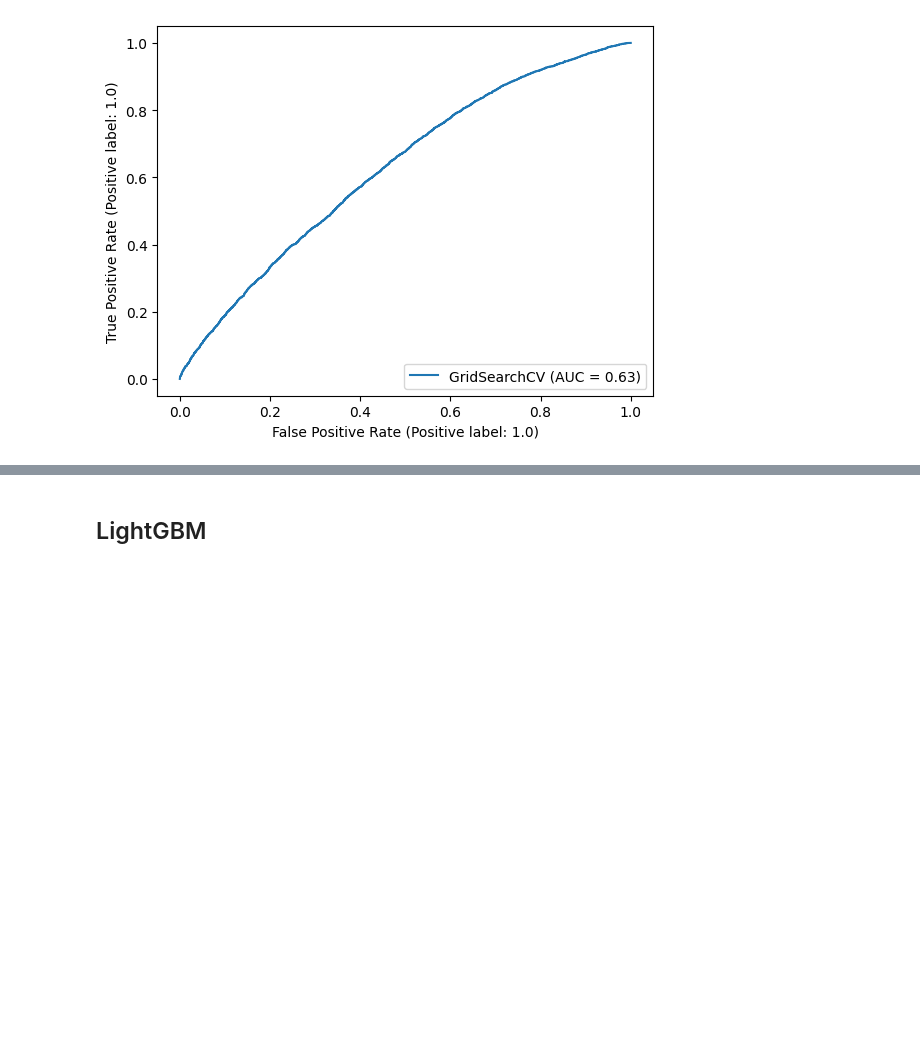
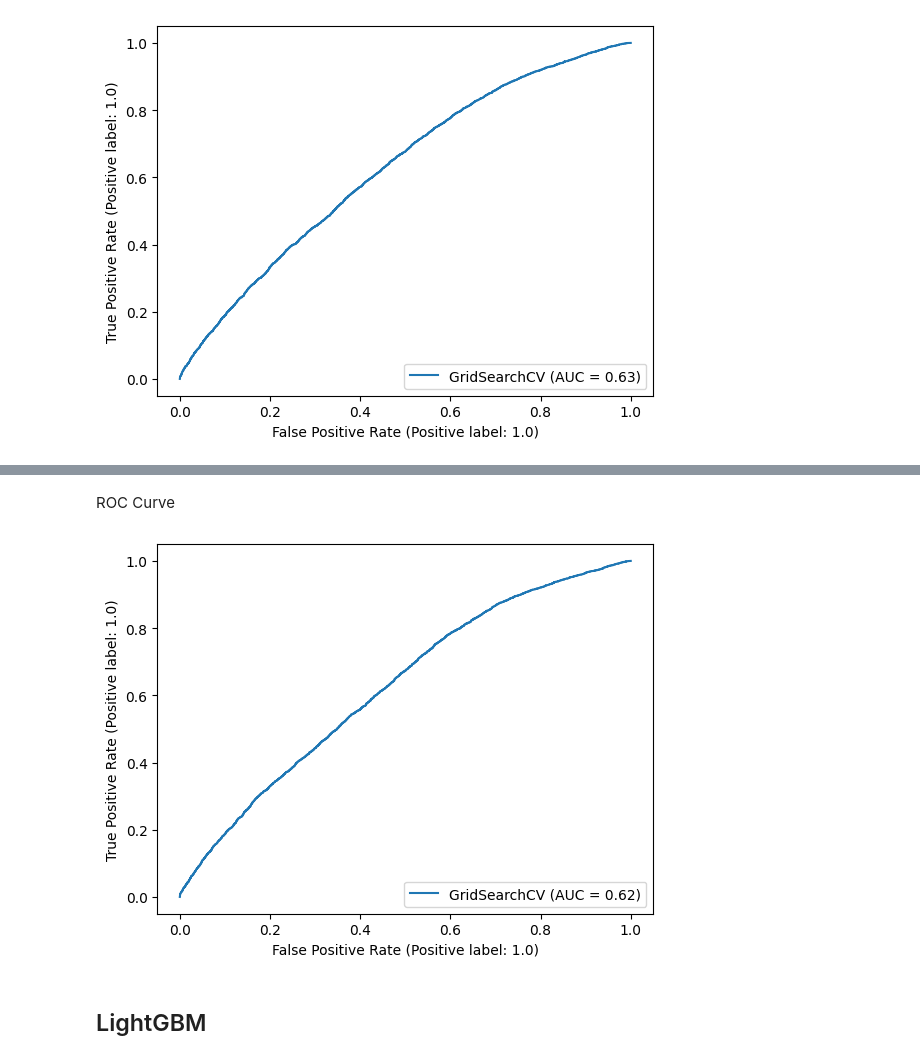
Before and after one commit to rejsafranko/Predicting-NBA-Shots, a Jupyter notebook: notebooks/model_performance_analysis.ipynb, the cells around one changed output, grey strips where cells are left out. Saved outputs shown, nothing was run; the diff lists cells and outputs as text; code cells hidden in the pictures; blank space fills up the shorter version.

```diff
--- a/notebooks/model_performance_analysis.ipynb
+++ b/notebooks/model_performance_analysis.ipynb
@@ -387,3 +426,9 @@ RocCurveDisplay.from_estimator(model, test_data["features"], test_data["labels"]
+# %% [markdown]
+ROC Curve
+# %%
+RocCurveDisplay.from_estimator(model, test_data["features"], test_data["labels"]);
+# %% [output]
+[figure, added]
 # %% [markdown]
 ## LightGBM
 # %%
```
Also changed, not shown: parts of 9 cells of this notebook, 1 other file.
